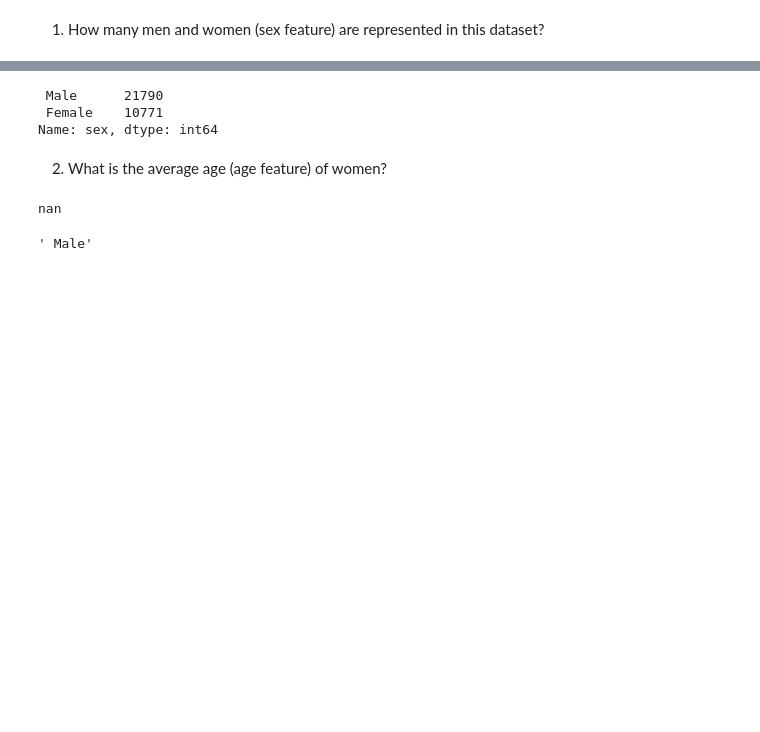
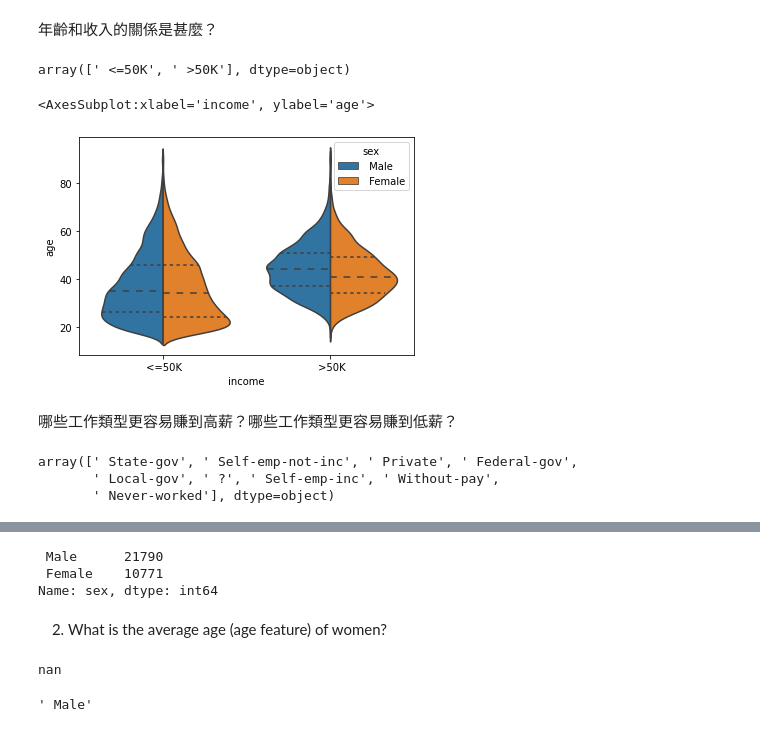
Before and after one commit to pecu/PL, a Jupyter notebook: HW1/HW1.ipynb, the cells around one changed output, grey strips where cells are left out. Saved outputs shown, nothing was run; the diff lists cells and outputs as text; code cells hidden in the pictures; blank space fills up the shorter version.

```diff
--- a/HW1/HW1.ipynb
+++ b/HW1/HW1.ipynb
@@ -52,2 +25,2 @@ sns.violinplot(data=age_income, x="income", y="age")
-# %% [markdown]
-1. How many men and women (sex feature) are represented in this dataset?
+# %% [markdown]
+年齡和收入的關係是甚麼？
@@ -53,0 +33,19 @@ sns.violinplot(data=age_income, x="income", y="age")
+# %%
+# 我想要在 income 中找出有幾種收入的類別
+
+age_income['income'].unique()
+# %% [output]
+array([' <=50K', ' >50K'], dtype=object)
+# %%
+sns.violinplot(data=data, x="income", y="age", hue="sex", split=True, inner="quart")
+# %% [output]
+<AxesSubplot:xlabel='income', ylabel='age'>
+[figure, added]
+# %% [markdown]
+哪些工作類型更容易賺到高薪？哪些工作類型更容易賺到低薪？
+# %%
+data['workclass'].unique()
+# %% [output]
+array([' State-gov', ' Self-emp-not-inc', ' Private', ' Federal-gov',
+       ' Local-gov', ' ?', ' Self-emp-inc', ' Without-pay',
+       ' Never-worked'], dtype=object)
```
Also changed, not shown: parts of 17 cells of this notebook.
